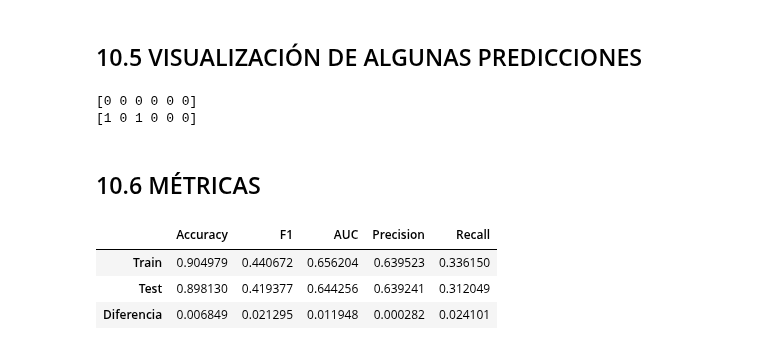
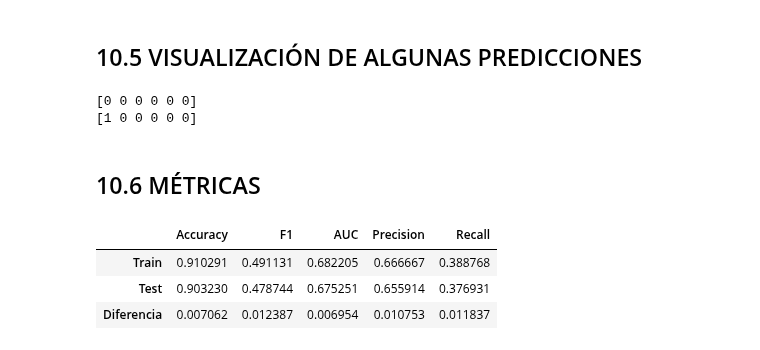
Before and after one commit to 4GeeksAcademy/cathycaz-intro-ml, a Jupyter notebook: src/01.1-logistic-regression.ipynb, the cells around one changed output. Saved outputs shown, nothing was run; the diff lists cells and outputs as text; code cells hidden in the pictures.

```diff
--- a/src/01.1-logistic-regression.ipynb
+++ b/src/01.1-logistic-regression.ipynb
@@ -470,3 +459,0 @@ CONCLUSION: ESTA COLUMNA SOLO TOMA 2 VALORES DISTINTOS, DE LOS CUALES 32577 APOR
-# %%
-df = df.drop('poutcome', axis=1)
-df.head()
@@ -479,0 +505,4 @@ df.head()
+# %%
+posicion_poutcome = df.columns.get_loc('poutcome')
+df.insert(posicion_poutcome, 'y_anterior', df["poutcome"].map({np.nan: 0, "failure": 0, 'success': 1}))
+df.drop('poutcome', axis=1, inplace=True)
@@ -1547,15 +1581,15 @@ m_logit = LogisticRegression().fit(X_train_sc, Y_train) # creamos una maquina va
 
 # Realizamos predicciones sobre el conjunto de entrenamiento y de testeo
 yhat_train_logit = m_logit.predict(X_train_sc)
-yhat_logit = m_logit.predict(X_test_sc)
+yhat_test_logit = m_logit.predict(X_test_sc)
 # %% [markdown]
 ## 10.5 VISUALIZACIÓN DE ALGUNAS PREDICCIONES
 # %%
 print(yhat_train_logit[0:6])
-print(yhat_logit[0:6])
+print(yhat_test_logit[0:6])
 # %% [output]
 [0 0 0 0 0 0]
-[1 0 1 0 0 0]
+[1 0 0 0 0 0]
 # %% [markdown]
 ## 10.6 MÉTRICAS
 # %%
@@ -1591,10 +1625,10 @@ def get_metrics(y_train, y_test, y_pred_train, y_pred_test):
 
     return metrics_df
 # %%
-metrics_df = get_metrics(Y_train, Y_test, yhat_train_logit, yhat_logit)
+metrics_df = get_metrics(Y_train, Y_test, yhat_train_logit, yhat_test_logit)
 metrics_df
 # %% [output]
 |  | Accuracy | F1 | AUC | Precision | Recall |
-| Train | 0.904979 | 0.440672 | 0.656204 | 0.639523 | 0.336150 |
-| Test | 0.898130 | 0.419377 | 0.644256 | 0.639241 | 0.312049 |
-| Diferencia | 0.006849 | 0.021295 | 0.011948 | 0.000282 | 0.024101 |
+| Train | 0.910291 | 0.491131 | 0.682205 | 0.666667 | 0.388768 |
+| Test | 0.903230 | 0.478744 | 0.675251 | 0.655914 | 0.376931 |
+| Diferencia | 0.007062 | 0.012387 | 0.006954 | 0.010753 | 0.011837 |
```
Also changed, not shown: parts of 49 cells of this notebook.
